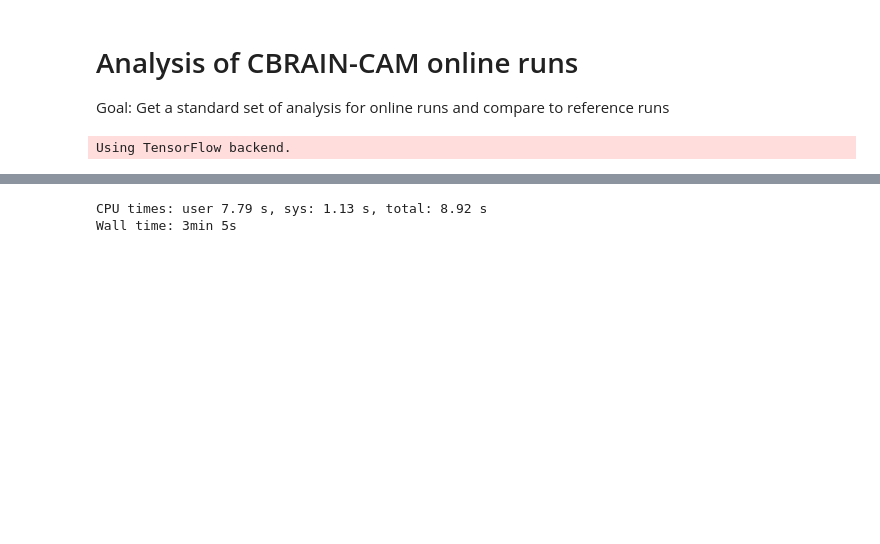
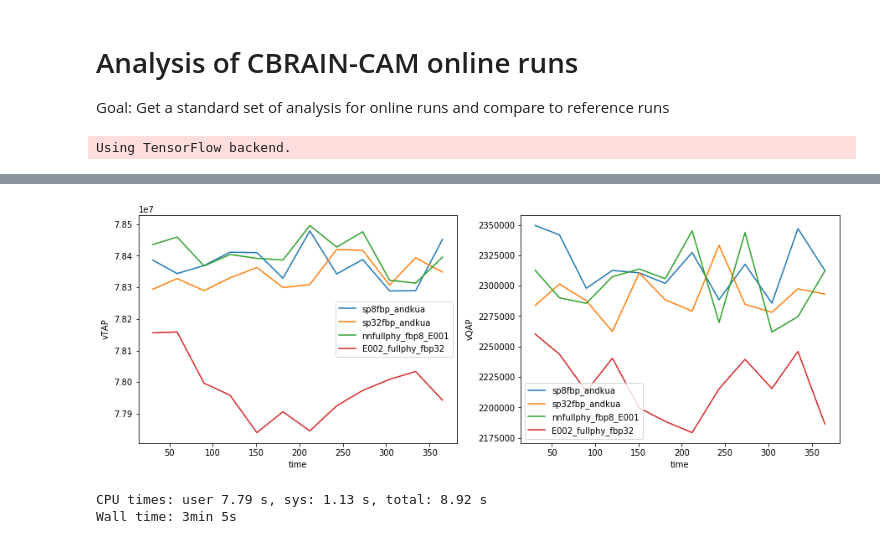
Before and after one commit to raspstephan/CBRAIN-CAM, a Jupyter notebook: notebooks/dev/cbrain-cam-analysis.ipynb, the cells around one changed output, grey strips where cells are left out. Saved outputs shown, nothing was run; the diff lists cells and outputs as text; code cells hidden in the pictures; blank space fills up the shorter version.

```diff
--- a/notebooks/dev/cbrain-cam-analysis.ipynb
+++ b/notebooks/dev/cbrain-cam-analysis.ipynb
@@ -16,3 +31,3 @@ Using TensorFlow backend.
 # %%
 def gw_avg(ds, var):
-    return (ds[var] * ds['gw'].values).mean(dim=('lat', 'lon'))
+    return (ds[var] * ds['gw'].values.reshape(-1, 64, 1)).mean(dim=('lat', 'lon'))
@@ -30,0 +49,5 @@ def animate_lat_lon(a, interval=100, **kwargs):
+# %%
+def compare_line(func, exps, ax=None, **kwargs):
+    if ax is None: fig, ax = plt.subplots(figsize=(6, 5))
+    [func(h0s[e]).plot(ax=ax, label=e, **kwargs) for e in exps]
+    ax.legend()
@@ -31,3 +72,9 @@ def animate_lat_lon(a, interval=100, **kwargs):
+# %%
+fig, axs = plt.subplots(1, 2, figsize=(15, 5))
+compare_line(lambda d: gw_avg(d, 'vTAP'), exps, ax=axs[0])
+compare_line(lambda d: gw_avg(d, 'vQAP'), exps, ax=axs[1])
+# %% [output]
+[figure, added]
 # %%
 DATA_DIR = '/scratch/05488/tg847872/E002_fullphy_fbp32/'
 SP_DIR = '/scratch/05488/tg847872/galen_sp/'
```
Also changed, not shown: parts of 11 cells of this notebook, 4 other files.
